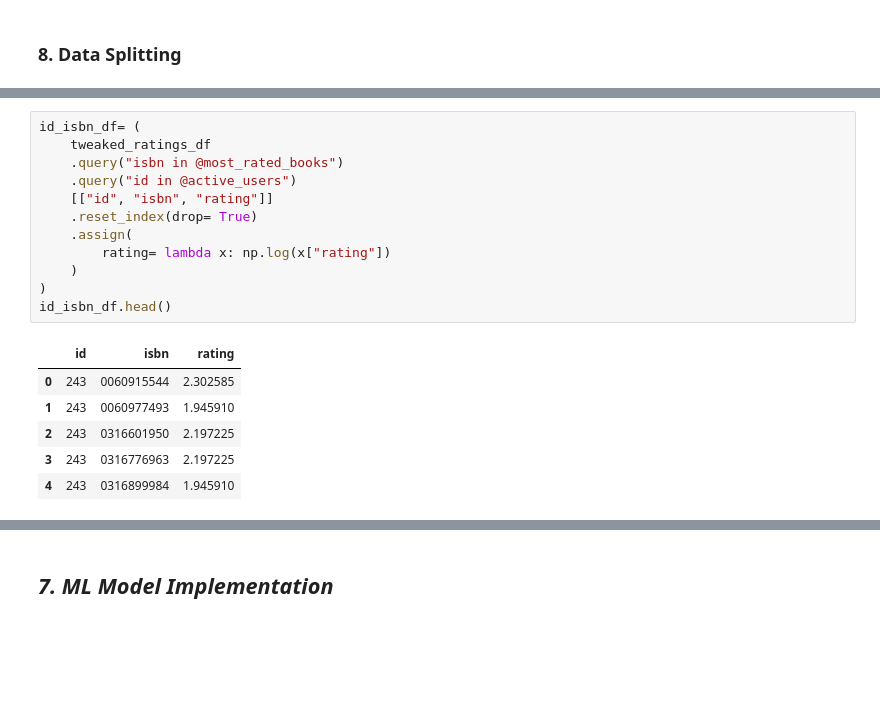
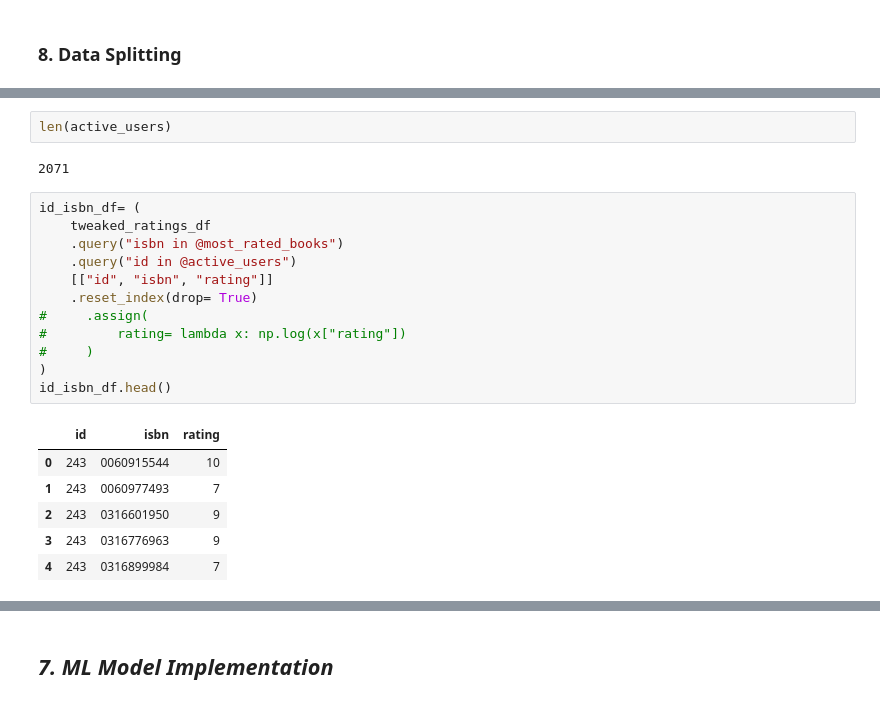
Before and after one commit to bisht-deepak/Capstone-Project-Recommendation-System, a Jupyter notebook: unsupervised-learning-book-recommendation-system.ipynb, the cells around one changed output, grey strips where cells are left out. Drawn from its saved outputs; the diff is of its cells as text; blank space fills up the shorter version.

```diff
--- a/unsupervised-learning-book-recommendation-system.ipynb
+++ b/unsupervised-learning-book-recommendation-system.ipynb
@@ -1457,19 +1429,23 @@ active_users[:10]
+# %%
+len(active_users)
+# %% [output]
+2071
 # %%
 id_isbn_df= (
     tweaked_ratings_df
     .query("isbn in @most_rated_books")
     .query("id in @active_users")
     [["id", "isbn", "rating"]]
     .reset_index(drop= True)
-    .assign(
-        rating= lambda x: np.log(x["rating"])
-    )
+#     .assign(
+#         rating= lambda x: np.log(x["rating"])
+#     )
 )
 id_isbn_df.head()
 # %% [output]
 |  | id | isbn | rating |
-| 0 | 243 | 0060915544 | 2.302585 |
-| 1 | 243 | 0060977493 | 1.945910 |
-| 2 | 243 | 0316601950 | 2.197225 |
-| 3 | 243 | 0316776963 | 2.197225 |
-| 4 | 243 | 0316899984 | 1.945910 |
+| 0 | 243 | 0060915544 | 10 |
+| 1 | 243 | 0060977493 | 7 |
+| 2 | 243 | 0316601950 | 9 |
+| 3 | 243 | 0316776963 | 9 |
+| 4 | 243 | 0316899984 | 7 |
```
Also changed, not shown: parts of 31 cells of this notebook.
